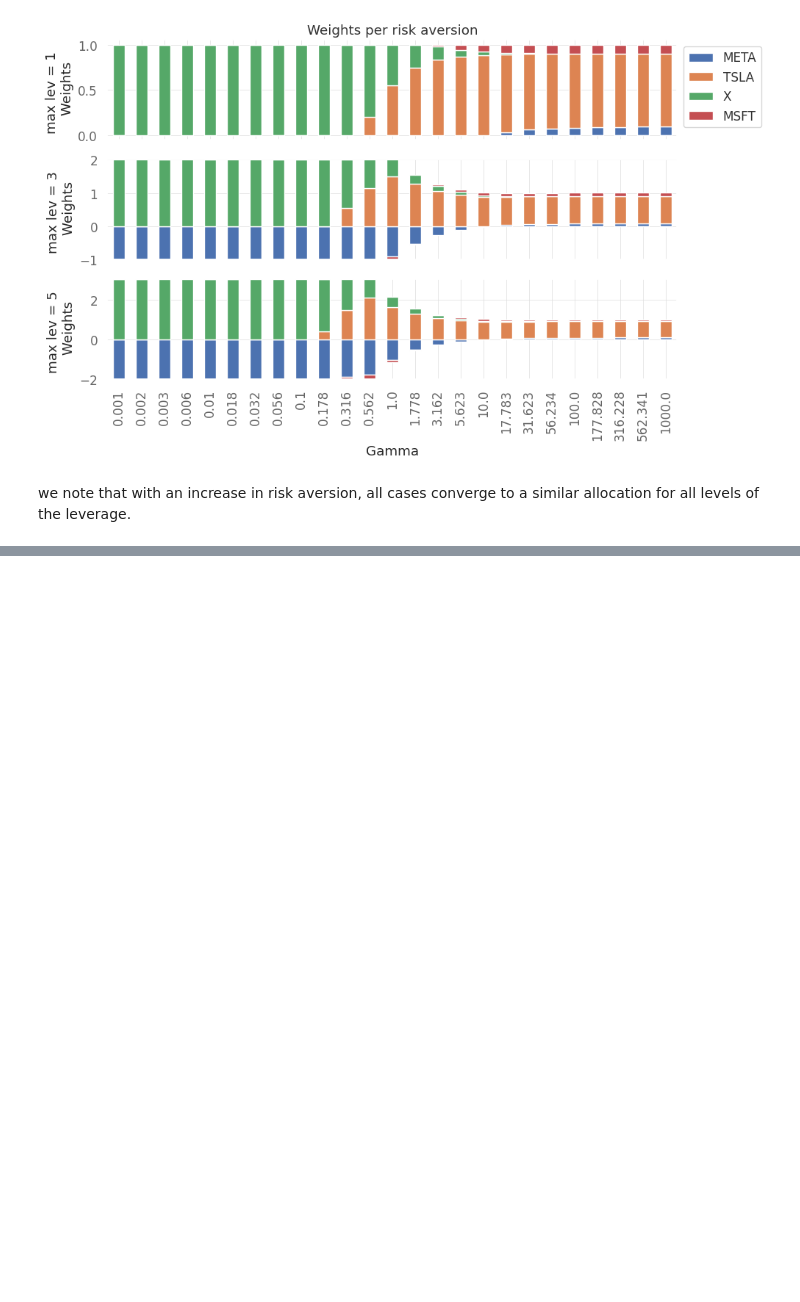
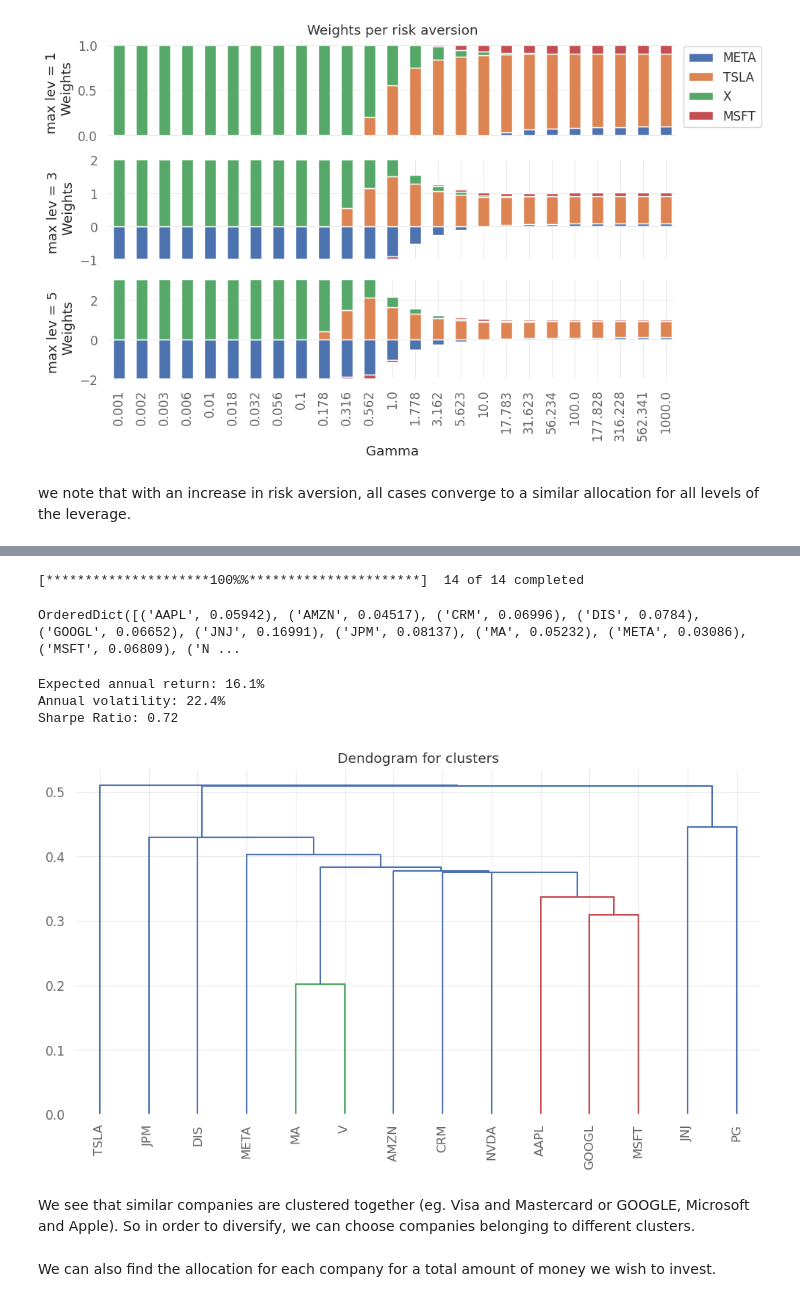
Before and after one commit to ansingh16/portfolio-optimization, a Jupyter notebook: Portfolio.ipynb, the cells around one changed output, grey strips where cells are left out. Cells and saved outputs as stored; diff of their text form; code cells hidden in the pictures; blank space fills up the shorter version.

```diff
--- a/Portfolio.ipynb
+++ b/Portfolio.ipynb
@@ -654,0 +689,67 @@ we note that with an increase in risk aversion, all cases converge to a similar
+# %%
+# Define a list of stock symbols
+
+stocks = {'Apple Inc.': 'AAPL',
+'Microsoft Corporation': 'MSFT',
+'Amazon.com Inc.': 'AMZN',
+'Alphabet Inc.': 'GOOGL',
+'Meta Platforms, Inc.': 'META',
+'Tesla, Inc.': 'TSLA',
+'Johnson & Johnson': 'JNJ',
+'JPMorgan Chase & Co.': 'JPM',
+'Visa Inc.': 'V',
+'Procter & Gamble Co.': 'PG',
+'NVIDIA Corporation': 'NVDA',
+'Mastercard Incorporated': 'MA',
+'The Walt Disney Company': 'DIS',
+'Salesforce.com Inc.': 'CRM'
+
+}
+
+stock_symbols = list(stocks.values())
+
+# start date
+start_date = '2018-01-01'
+# end date
+end_date = '2023-01-01'
+
+stock_data = pdr.get_data_yahoo(stock_symbols,start_date,end_date)['Adj Close']
+
+# returns
+returns_df = returns_from_prices(stock_data)
+# %% [output]
+[*********************100%%**********************]  14 of 14 completed
+# %%
+# Optimize using Hierarchical Risk Parity
+hrp = HRPOpt(returns=returns_df)
+hrp.optimize()
+
+# get weights
+weights = hrp.clean_weights()
+
+print(weights)
+# %% [output]
+OrderedDict([('AAPL', 0.05942), ('AMZN', 0.04517), ('CRM', 0.06996), ('DIS', 0.0784), ('GOOGL', 0.06652), ('JNJ', 0.16991), ('JPM', 0.08137), ('MA', 0.05232), ('META', 0.03086), ('MSFT', 0.06809), ('N ...
+# %%
+# get portfolio performance
+hrp.portfolio_performance(verbose=True, risk_free_rate=0);
+# %% [output]
+Expected annual return: 16.1%
+Annual volatility: 22.4%
+Sharpe Ratio: 0.72
+# %%
+# plot the heirarchical clustering
+
+fig,ax = plt.subplots()
+
+ax.set_title("Dendogram for clusters")
+
+plotting.plot_dendrogram(hrp, color_threshold=0, ax=ax, above_threshold_color='grey')
+
+plt.show()
+# %% [output]
+[figure, added]
+# %% [markdown]
+We see that similar companies are clustered together (eg. Visa and Mastercard or GOOGLE, Microsoft and Apple). So in order to diversify, we can choose companies belonging to different clusters.
+# %% [markdown]
+We can also find the allocation for each company for a total amount of money we wish to invest.
```
Also changed, not shown: parts of 7 cells of this notebook, 2 other files.
